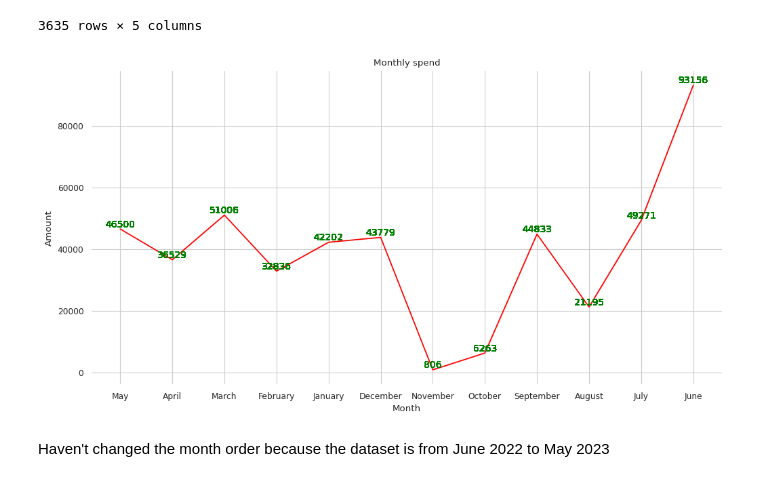
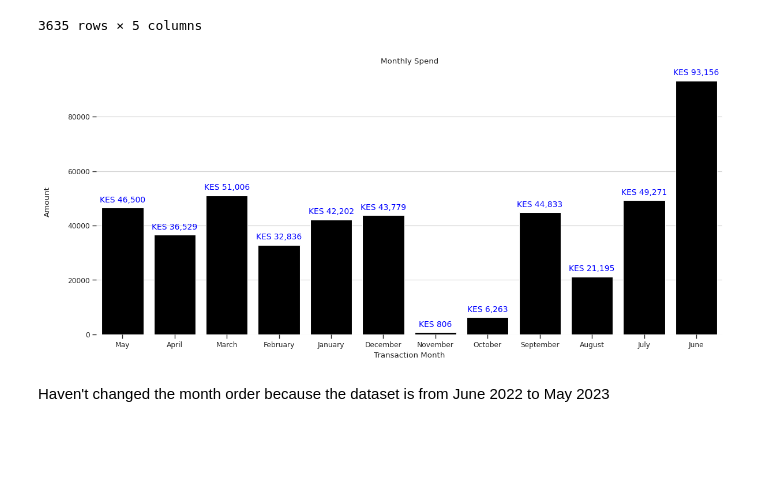
Before and after one commit to Murega14/mpesa_statement_analysis, a Jupyter notebook: mpesa.ipynb, the cells around one changed output. Drawn from its saved outputs; the diff is of its cells as text; code cells hidden in the pictures; blank space fills up the shorter version.

Commit message:
CHANGED THE LINEPLOT TO A BAR PLOT

```diff
--- a/mpesa.ipynb
+++ b/mpesa.ipynb
@@ -140,37 +140,37 @@ df_pivoted
 # Group by 'Transaction Month' and sum the 'Withdrawn' values, and assign it to a new column 'Monthly Total'
 df_pivoted['Monthly Total'] = df_pivoted.groupby('Transaction Month')['Withdrawn'].transform(lambda x: x.abs().sum())
 # %%
-Color = 'red'
+#settingthe figure size
+plt.figure(figsize=(14, 6))
 
-plt.figure(figsize=(12,6))
+# Plotting the data
+ax = sns.barplot(x='Transaction Month', y='Monthly Total', data=df_pivoted, color='black')
 
-#plotting the data
-ax = sns.lineplot(x='Transaction Month', y='Monthly Total', data=df_pivoted, color='red')
+# Annotating the barplot with values
+for p in ax.patches:
+    ax.annotate(f'KES {int(p.get_height()):,}', (p.get_x() + p.get_width() / 2., p.get_height()),
+                ha='center', va='bottom', fontsize=10, color='blue', xytext=(0, 5), textcoords='offset points')
 
-# annotating the line plot
-for i, row in df_pivoted.iterrows():
-    plt.text(row['Transaction Month'], row['Monthly Total'], str(int(row['Monthly Total'])),
-             ha='center', va='bottom', fontsize=10, color='Green')
-
-
+# Remove spines
 ax.spines['right'].set_visible(False)
 ax.spines['top'].set_visible(False)
 ax.spines['left'].set_visible(False)
 ax.spines['bottom'].set_visible(False)
 
+# Remove top and right ticks
+ax.get_xaxis().tick_bottom()
+ax.get_yaxis().tick_left()
 
+# Set y-axis label
+plt.ylabel('Amount', labelpad=20)
 
-sns.despine(left=True, right=True, top=True, bottom=True)
-sns.set_style('whitegrid')
-sns.set_context('paper')
+# Set title
+plt.title('Monthly Spend')
 
-plt.title('Monthly spend')
-plt.xlabel('Month')
-plt.ylabel('Amount')
-
+# Show plot
 plt.show()
 # %% [output]
-[figure, old version]
+[figure, new version]
 # %% [markdown]
 Haven't changed the month order because the dataset is from June 2022 to May 2023
 # %%
```
